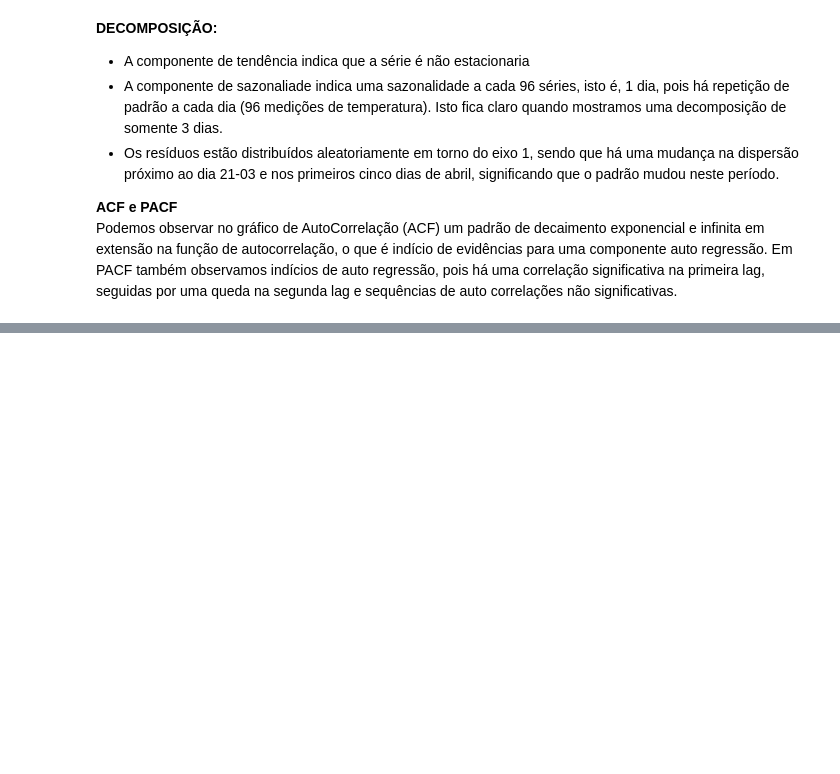
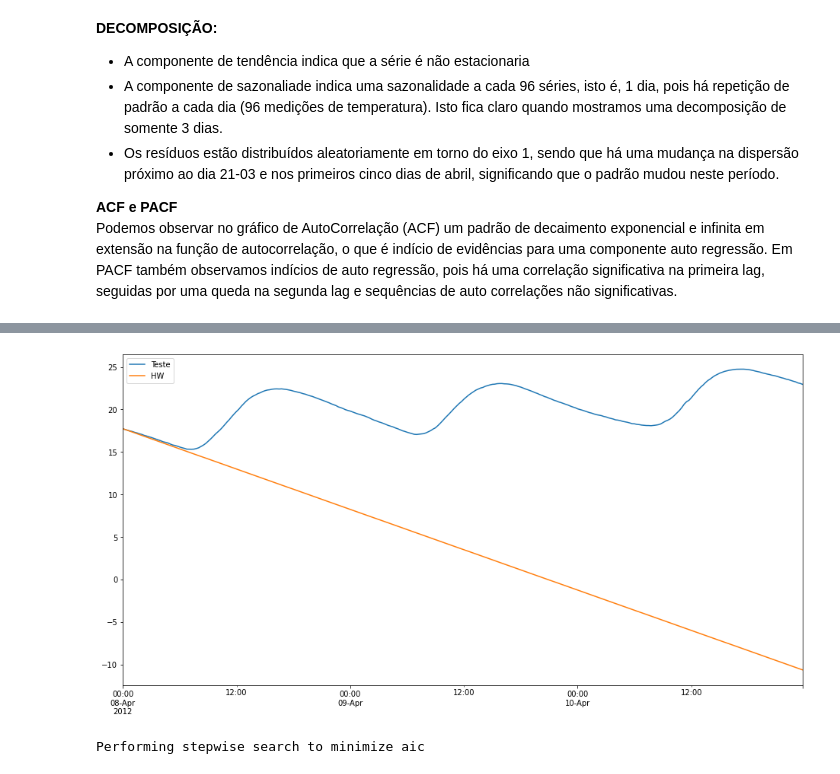
Before and after one commit to HedersonSantos/SmartHome, a Jupyter notebook: seriesTemporais.ipynb, the cells around one changed output, grey strips where cells are left out. Cells and saved outputs as stored; diff of their text form; code cells hidden in the pictures; blank space fills up the shorter version.

```diff
--- a/seriesTemporais.ipynb
+++ b/seriesTemporais.ipynb
@@ -262,0 +258,7 @@ min(df_treino.index), max(df_treino.index),min(df_teste.index), max(df_teste.ind
+# %%
+#dividindo a amostra em treino e teste
+dfTreino = df_treino[df_treino.index < datetime(2012,4,8,0,0)]
+dfTeste = df_treino[df_treino.index >= datetime(2012,4,8,0,0)]
+print(dfTreino.shape, dfTeste.shape)
+print(min(dfTreino.index), max(dfTreino.index))
+print(min(dfTeste.index), max(dfTeste.index))
@@ -262,0 +269,20 @@ min(df_treino.index), max(df_treino.index),min(df_teste.index), max(df_teste.ind
+# %%
+def plotaSeries(treino, teste, predito):
+  if type(treino) == pd.core.series.Series:
+    treino.plot(legend=True,label='Treino')
+  if type(teste) == pd.core.series.Series:
+    teste.plot(legend=True,label='Teste',figsize=(16,8))
+  if  type(predito)==pd.core.series.Series:
+    predito.plot(legend=True)
+  else:
+    for p in predito.columns:
+      predito[p].plot(legend=True)
+# %%
+#Holt Winters
+# Ajuste do modelo pelo Método de Holt-Winters com sazonalidade multiplicativa
+modelo = ExponentialSmoothing(dfTreino['Indoor_temperature_room'],trend='add',seasonal='mul',seasonal_periods=7);
+ajustado_hw = modelo.fit();
+# %%
+#Testa HW
+dfTeste['HW'] = ajustado_hw.forecast(dfTeste.shape[0])
+dfTeste[['Indoor_temperature_room','HW']].head(10)
@@ -262,0 +305,17 @@ min(df_treino.index), max(df_treino.index),min(df_teste.index), max(df_teste.ind
+# %%
+plotaSeries(None, dfTeste['Indoor_temperature_room'], dfTeste['HW'])
+# %% [output]
+[figure, added]
+# %%
+#sarima
+#Simular os melhores valores para os coeficientes (p,d,q)X(P,D,Q)M
+stepwise_fit = auto_arima(dfTreino['Indoor_temperature_room'], start_p=6, start_q=0,
+                          max_p=6, max_q=6, m=96,
+                          seasonal=True,
+                          trace=True,
+                          error_action='ignore', # we don't want to know if an order does not work
+                          suppress_warnings=True, # we don't want convergence warnings
+                          stepwise=True) # set to stepwise
+stepwise_fit.summary()
+# %% [output]
+Performing stepwise search to minimize aic
```
Also changed, not shown: parts of 12 cells of this notebook.
